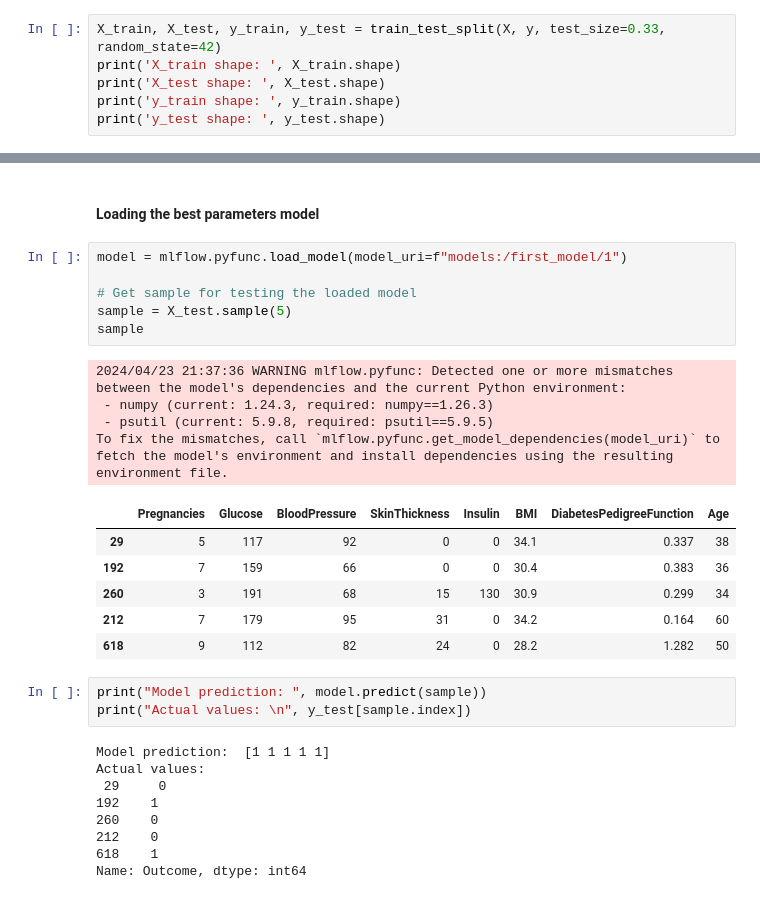
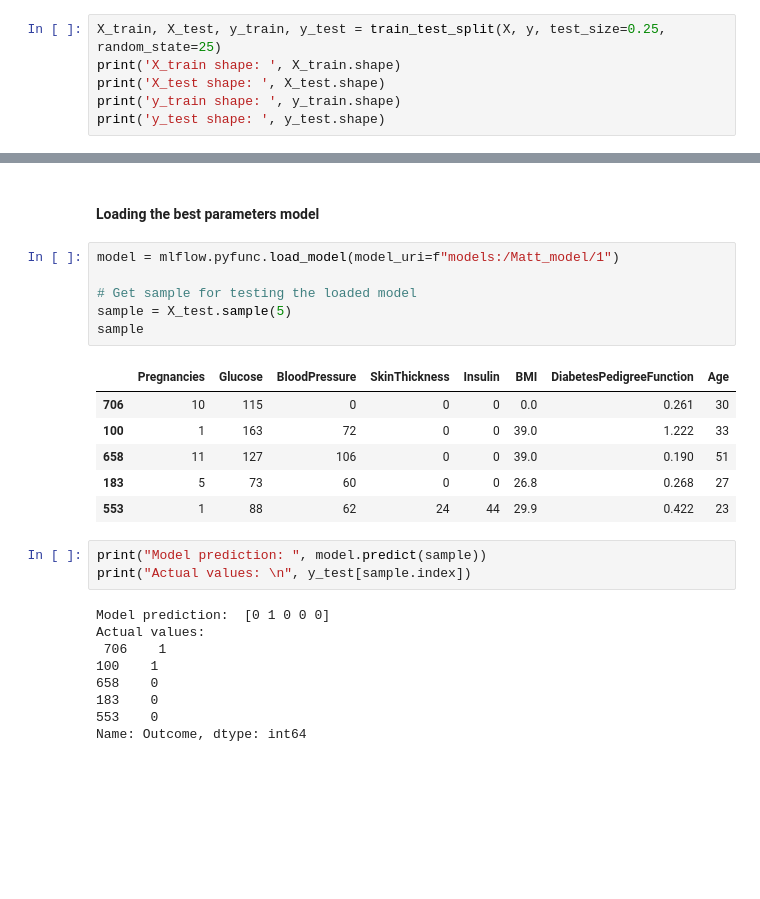
Before and after one commit to passarel/aistudio-ds-experiments, a Jupyter notebook: Classic_ML/classification/Diabetes classification with xgboost.ipynb, the cells around one changed output, grey strips where cells are left out. Cells and saved outputs as stored; diff of their text form; blank space fills up the shorter version.

```diff
--- a/Classic_ML/classification/Diabetes classification with xgboost.ipynb
+++ b/Classic_ML/classification/Diabetes classification with xgboost.ipynb
@@ -100,7 +88,7 @@ y.head(1)
 0    1
 Name: Outcome, dtype: int64
 # %%
-X_train, X_test, y_train, y_test = train_test_split(X, y, test_size=0.33, random_state=42)
+X_train, X_test, y_train, y_test = train_test_split(X, y, test_size=0.25, random_state=25)
 print('X_train shape: ', X_train.shape)
 print('X_test shape: ', X_test.shape)
 print('y_train shape: ', y_train.shape)
@@ -196,31 +163,27 @@ weighted avg       0.71      0.72      0.69       254
 # %% [markdown]
 #### Loading the best parameters model
 # %%
-model = mlflow.pyfunc.load_model(model_uri=f"models:/first_model/1")
+model = mlflow.pyfunc.load_model(model_uri=f"models:/Matt_model/1")
 
 # Get sample for testing the loaded model
 sample = X_test.sample(5)
 sample
 # %% [output]
-2024/04/23 21:37:36 WARNING mlflow.pyfunc: Detected one or more mismatches between the model's dependencies and the current Python environment:
- - numpy (current: 1.24.3, required: numpy==1.26.3)
- - psutil (current: 5.9.8, required: psutil==5.9.5)
-To fix the mismatches, call `mlflow.pyfunc.get_model_dependencies(model_uri)` to fetch the model's environment and install dependencies using the resulting environment file.
 |  | Pregnancies | Glucose | BloodPressure | SkinThickness | Insulin | BMI | DiabetesPedigreeFunction | Age |
-| 29 | 5 | 117 | 92 | 0 | 0 | 34.1 | 0.337 | 38 |
-| 192 | 7 | 159 | 66 | 0 | 0 | 30.4 | 0.383 | 36 |
-| 260 | 3 | 191 | 68 | 15 | 130 | 30.9 | 0.299 | 34 |
-| 212 | 7 | 179 | 95 | 31 | 0 | 34.2 | 0.164 | 60 |
-| 618 | 9 | 112 | 82 | 24 | 0 | 28.2 | 1.282 | 50 |
+| 706 | 10 | 115 | 0 | 0 | 0 | 0.0 | 0.261 | 30 |
+| 100 | 1 | 163 | 72 | 0 | 0 | 39.0 | 1.222 | 33 |
+| 658 | 11 | 127 | 106 | 0 | 0 | 39.0 | 0.190 | 51 |
+| 183 | 5 | 73 | 60 | 0 | 0 | 26.8 | 0.268 | 27 |
+| 553 | 1 | 88 | 62 | 24 | 44 | 29.9 | 0.422 | 23 |
 # %%
 print("Model prediction: ", model.predict(sample))
 print("Actual values: \n", y_test[sample.index])
 # %% [output]
-Model prediction:  [1 1 1 1 1]
+Model prediction:  [0 1 0 0 0]
 Actual values:
- 29     0
-192    1
-260    0
-212    0
-618    1
+ 706    1
+100    1
+658    0
+183    0
+553    0
 Name: Outcome, dtype: int64
```
Also changed, not shown: parts of 12 cells of this notebook, 7 other files.
